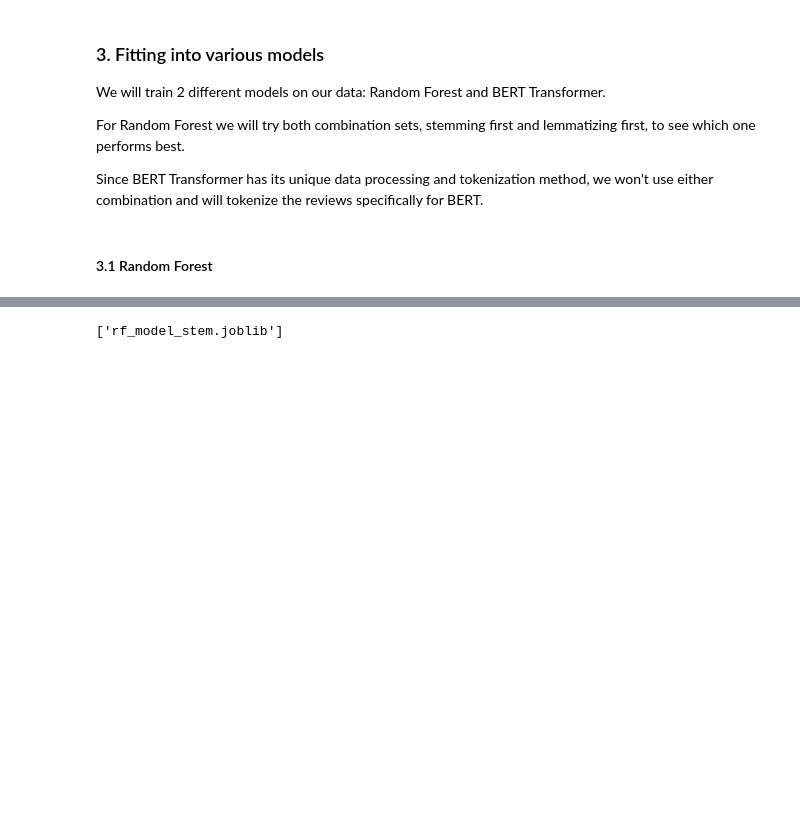
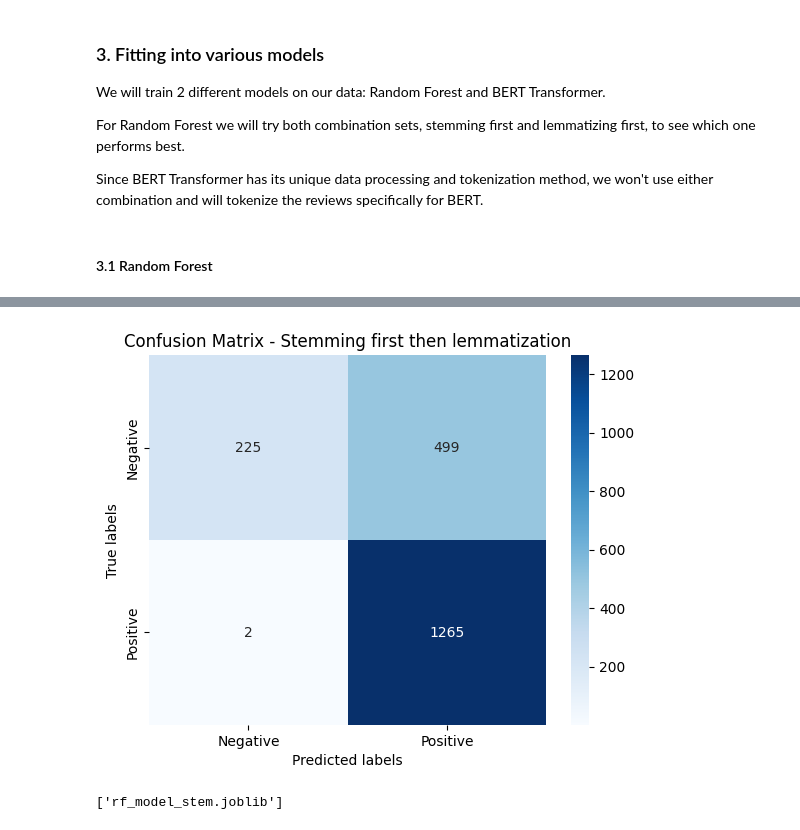
Before and after one commit to smorenolasa1/NLP-group-assignment, a Jupyter notebook: review.ipynb, the cells around one changed output, grey strips where cells are left out. Cells and saved outputs as stored; diff of their text form; code cells hidden in the pictures; blank space fills up the shorter version.

```diff
--- a/review.ipynb
+++ b/review.ipynb
@@ -367,3 +367,11 @@ Confusion Matrix:
+# %%
+sns.heatmap(conf_matrix, annot=True, fmt='g', cmap='Blues', xticklabels=['Negative', 'Positive'], yticklabels=['Negative', 'Positive'])
+plt.xlabel('Predicted labels')
+plt.ylabel('True labels')
+plt.title('Confusion Matrix - Stemming first then lemmatization')
+plt.show()
+# %% [output]
+[figure, added]
 # %%
 # Save the model after training (stemming first)
 dump(rf_classifier, 'rf_model_stem.joblib')
```
Also changed, not shown: parts of 31 cells of this notebook.
